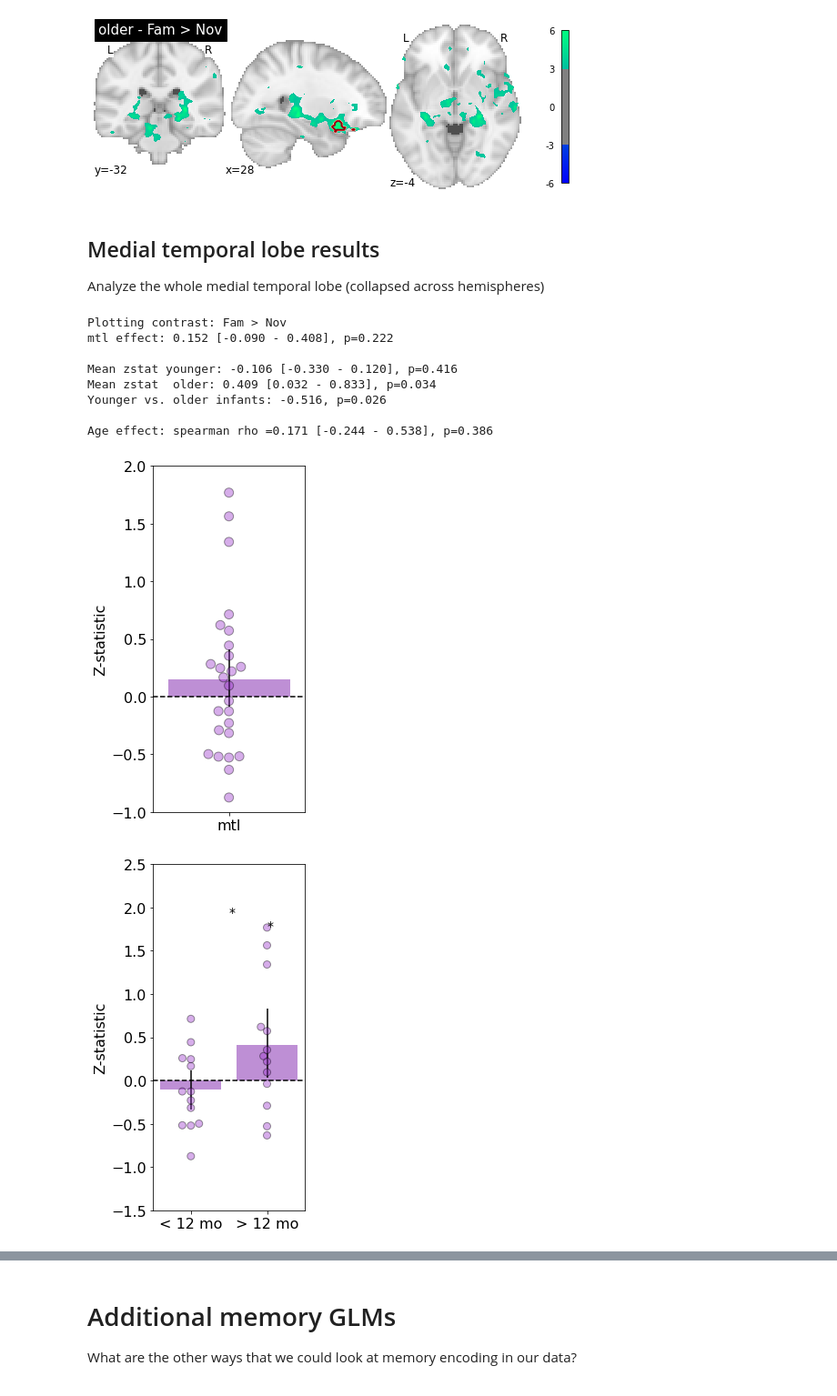
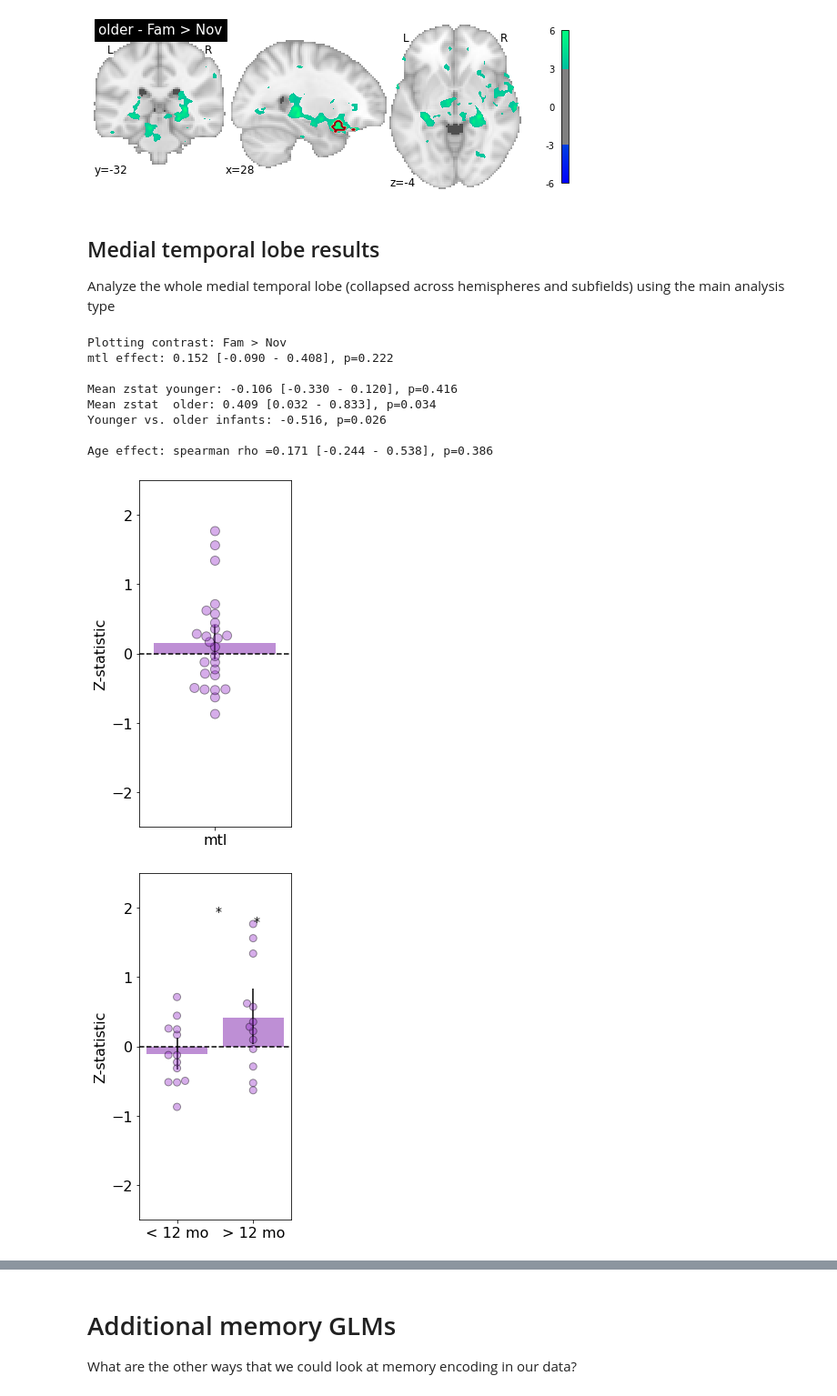
Before and after one commit to ntblab/infant_neuropipe, a Jupyter notebook: scripts/SubMem_Categories/SubMem_Categories.ipynb, the cells around one changed output, grey strips where cells are left out. Shown at 91% size. Saved outputs shown, nothing was run; the diff lists cells and outputs as text; code cells hidden in the pictures.

```diff
--- a/scripts/SubMem_Categories/SubMem_Categories.ipynb
+++ b/scripts/SubMem_Categories/SubMem_Categories.ipynb
@@ -242,6 +245,8 @@ def draw_sig(pval,num_comp,xpos,ypos):
 
 def get_condition_labels(condition):
     '''Get the labels for the zstat contrasts based on the condition we are in'''
+    # Unfortunately this is all hard-coded but can be verified by examining the FSF files for
+    # each condition
     if condition=='Task':
         labels=['All> GIF','Face > GIF','Object > GIF',
                 'Place > GIF','Face > Object','Face > Place','Place > Object']
@@ -254,7 +259,7 @@ def get_condition_labels(condition):
         labels=['Familiarity','Main Effect','VPC']
 
     elif condition=='Binary_Categories':
-        labels=['Nov > GIF all','Fam > GIF all','Test > GIF ',
+        labels=['Nov > GIF all','Fam > GIF all','Test > GIF all',
                 'Fam > Nov all','Fam > Nov face','Fam > Nov object','Fam > Nov place',
                'Nov face > Nov object','Nov face > Nov place','Nov object > Nov place',
                'Fam face > Fam object','Fam face > Fam place','Fam object > Fam place']
@@ -264,8 +269,19 @@ def get_condition_labels(condition):
                 'Fam > Nov all','Fam > Nov short','Fam > Nov long',
                 'Fam short > Fam long','Nov short > Nov long']
 
+    elif condition=='Binary_Retrieval':
+        labels=['Nov Test > GIF','Fam Test > GIF','Encode > GIF',
+                'Fam Test > Nov Test','Nov Test > Encode','Fam Test > Encode','Nov+Fam Test > Encode']
+
+    elif condition=='Parametric_Retrieval':
+        labels=['Familiarity Test','Main Effect Test','Encoding']
+
+    elif condition=='LowHighPref':
+        labels=['Low Pref > GIF','High Pref > GIF','Test > GIF',
+                'High Pref > Low Pref','Low Pref > Test','High Pref > Test','Low+High Pref > Test']
+
     elif condition=='Control':
-        labels=['Encode > GIF','Test > GIF','Encode > Test ']
+        labels=['Encode > GIF','Test > GIF','Test > Encode']
 
     else:
         print('ERROR: not a valid condition label')
@@ -453,9 +469,9 @@ def plot_roi_results(roi_array,roi_name='hpc',condition='Binary',zstat=4):
 
     xvals=np.hstack((np.zeros(len(roi_array))))
 
-    sns.swarmplot(xvals,np.hstack((roi_array)),dodge=False,
+    sns.swarmplot(x=xvals,y=np.hstack((roi_array)),dodge=False,
                   color=color_dict[roi_name],size=10,alpha=0.4,edgecolor='black',linewidth=1)
-    sns.barplot(xvals,np.hstack((roi_array)),dodge=False,alpha=0.6,
+    sns.barplot(x=xvals,y=np.hstack((roi_array)),dodge=False,alpha=0.6,
                 color=color_dict[roi_name],ci=None)
     plt.axhline(0,linestyle='dashed',color='k')
     plt.legend([],[], frameon=False)
@@ -469,7 +485,7 @@ def plot_roi_results(roi_array,roi_name='hpc',condition='Binary',zstat=4):
 
     plt.errorbar(0,np.nanmean(roi_array),yerr=np.vstack((np.nanmean(roi_array)-CIs[0],
                                                    CIs[1]-np.nanmean(roi_array))),color='black')
-    plt.ylim(-1,2)
+    plt.ylim(-2.5,2.5)
     draw_sig(p_val,1,0,1.75)
     print()
 
@@ -480,13 +496,13 @@ def plot_roi_results(roi_array,roi_name='hpc',condition='Binary',zstat=4):
     xvals=np.hstack((np.zeros(len(younger_data)),np.ones((len(older_data)))))
 
     fig2=plt.figure(figsize=(3,7))
-    sns.swarmplot(xvals,np.hstack((younger_data,older_data)),hue=xvals,dodge=False,
+    sns.swarmplot(x=xvals,y=np.hstack((younger_data,older_data)),hue=xvals,dodge=False,
                   palette=[color_dict[roi_name],color_dict[roi_name]],orient='vertical',
                   size=8,alpha=0.4,edgecolor='black',linewidth=1)
-    sns.barplot(xvals,np.hstack((younger_data,older_data)),hue=xvals,dodge=False,
+    sns.barplot(x=xvals,y=np.hstack((younger_data,older_data)),hue=xvals,dodge=False,
                 palette=[color_dict[roi_name],color_dict[roi_name]],alpha=0.6,orient='vertical',ci=None)
 
-    plt.ylim(-1.5,2.5)
+    plt.ylim(-2.5,2.5)
 
     # stats
     p_val, CIs= bootstrap_mean(younger_data)
@@ -1475,27 +1721,31 @@ fig.savefig('%s/%s_wholebrain_tfce_%s.svg' %(save_plot_dir,condition,suffix))
 [figure]
 # %% [markdown]
 ## Medial temporal lobe results <a id='mtl_results'></a>
-Analyze the whole medial temporal lobe (collapsed across hemispheres)
+Analyze the whole medial temporal lobe (collapsed across hemispheres and subfields) using the main analysis type
 # %%
+# what contrast and z-statistic?
+condition='Binary'
+z=4
+
 # Set random seed
 np.random.seed(0)
 
 # plot the results for hpc (overall, split half age, continuous age)
 fig1, fig2, fig3 = plot_roi_results(mtl,roi_name='mtl',condition=condition,zstat=z)
 
 # save them
 fig1.savefig('%s/%s_mtl_all_results.svg' %(save_plot_dir,condition))
 fig2.savefig('%s/%s_mtl_split_half.svg' %(save_plot_dir,condition))
 fig3.savefig('%s/%s_mtl_age.svg' %(save_plot_dir,condition))
 # %% [output]
 Plotting contrast: Fam > Nov
 mtl effect: 0.152 [-0.090 - 0.408], p=0.222
 
 Mean zstat younger: -0.106 [-0.330 - 0.120], p=0.416
 Mean zstat  older: 0.409 [0.032 - 0.833], p=0.034
 Younger vs. older infants: -0.516, p=0.026
 
 Age effect: spearman rho =0.171 [-0.244 - 0.538], p=0.386
-[figure, old version]
+[figure, new version]
-[figure, old version]
+[figure, new version]
 [figure]
```
Also changed, not shown: parts of 48 cells of this notebook, 7 other files.
